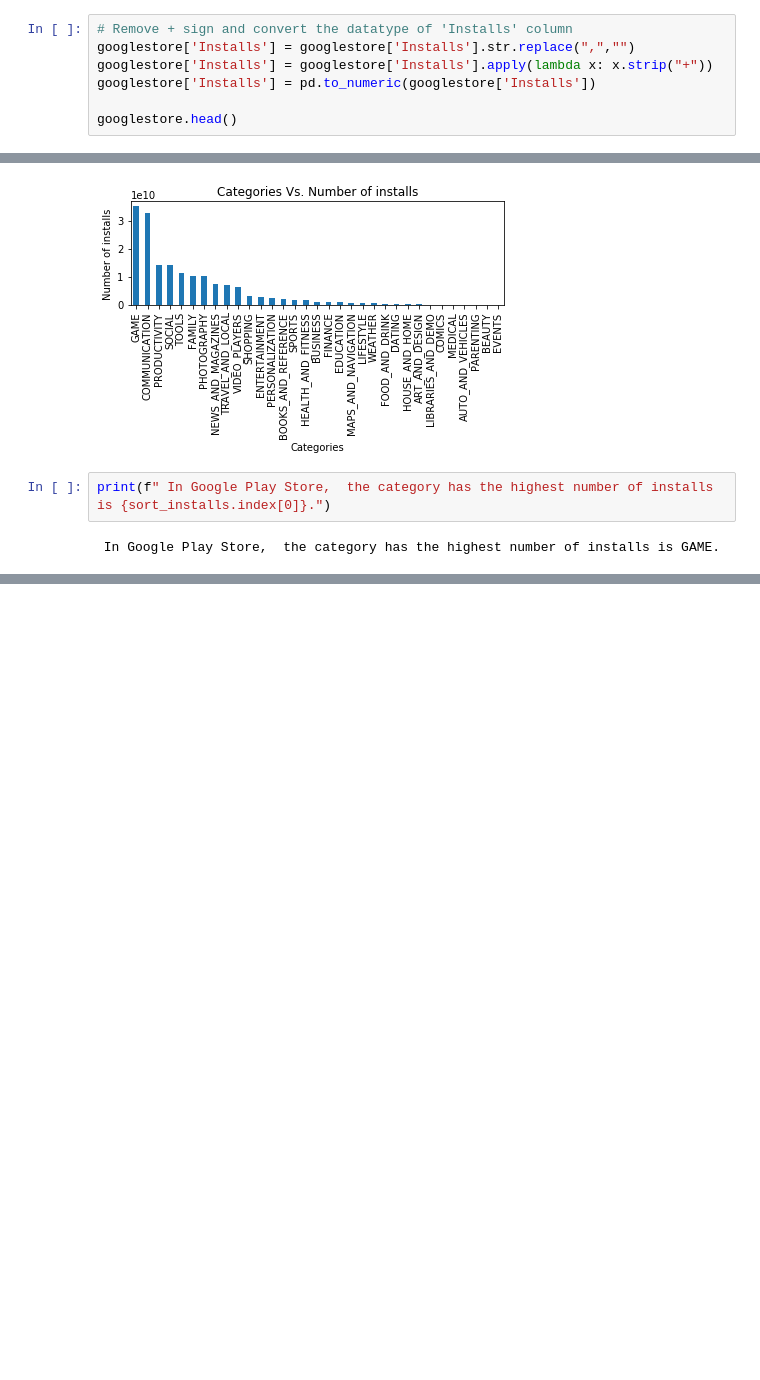
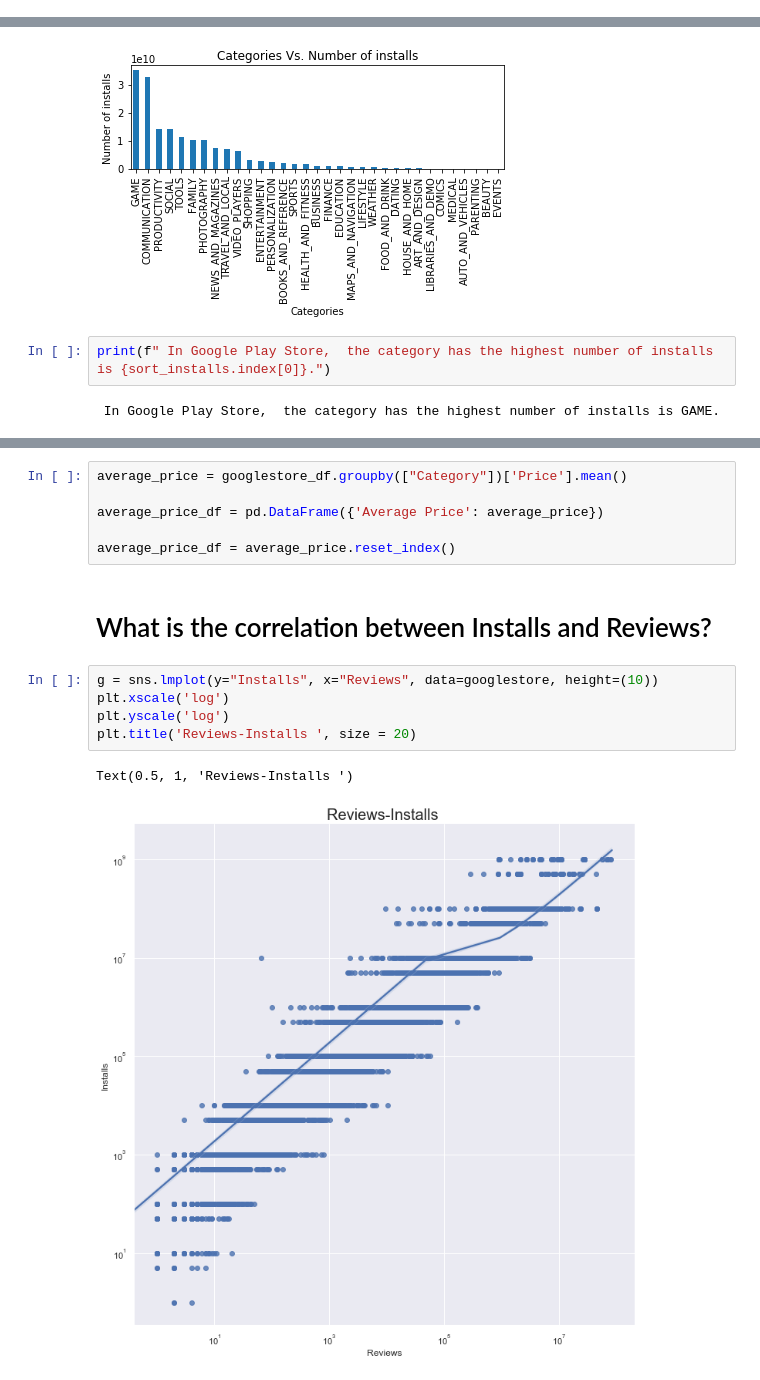
Before and after one commit to Northwestern-Project-Team/Project-1, a Jupyter notebook: AppStore_Lei3.ipynb, the cells around one changed output, grey strips where cells are left out. Cells and saved outputs as stored; diff of their text form; blank space fills up the shorter version.

```diff
--- a/AppStore_Lei3.ipynb
+++ b/AppStore_Lei3.ipynb
@@ -296,10 +245,3 @@ formats = "count"
 plotchart(tab)
 # %% [output]
 [figure]
-# %%
-# Remove + sign and convert the datatype of 'Installs' column
-googlestore['Installs'] = googlestore['Installs'].str.replace(",","")
-googlestore['Installs'] = googlestore['Installs'].apply(lambda x: x.strip("+"))
-googlestore['Installs'] = pd.to_numeric(googlestore['Installs'])
-
-googlestore.head()
@@ -378,0 +304,16 @@ Name: Price, dtype: float64
+# %%
+average_price = googlestore_df.groupby(["Category"])['Price'].mean()
+
+average_price_df = pd.DataFrame({'Average Price': average_price})
+
+average_price_df = average_price.reset_index()
+# %% [markdown]
+# What is the correlation between Installs and Reviews?
+# %%
+g = sns.lmplot(y="Installs", x="Reviews", data=googlestore, height=(10))
+plt.xscale('log')
+plt.yscale('log')
+plt.title('Reviews-Installs ', size = 20)
+# %% [output]
+Text(0.5, 1, 'Reviews-Installs ')
+[figure, added]
```
Also changed, not shown: parts of 25 cells of this notebook, 4 other files.
